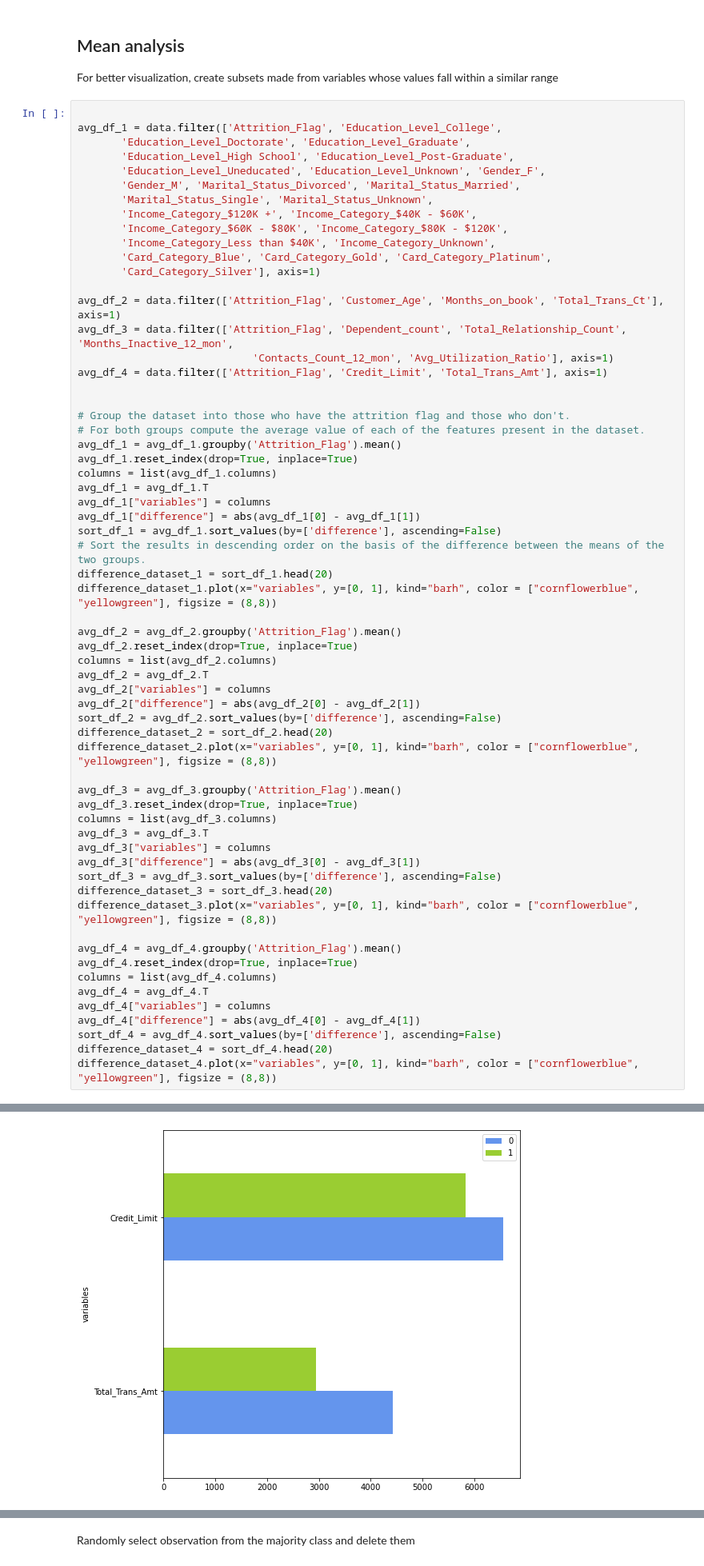
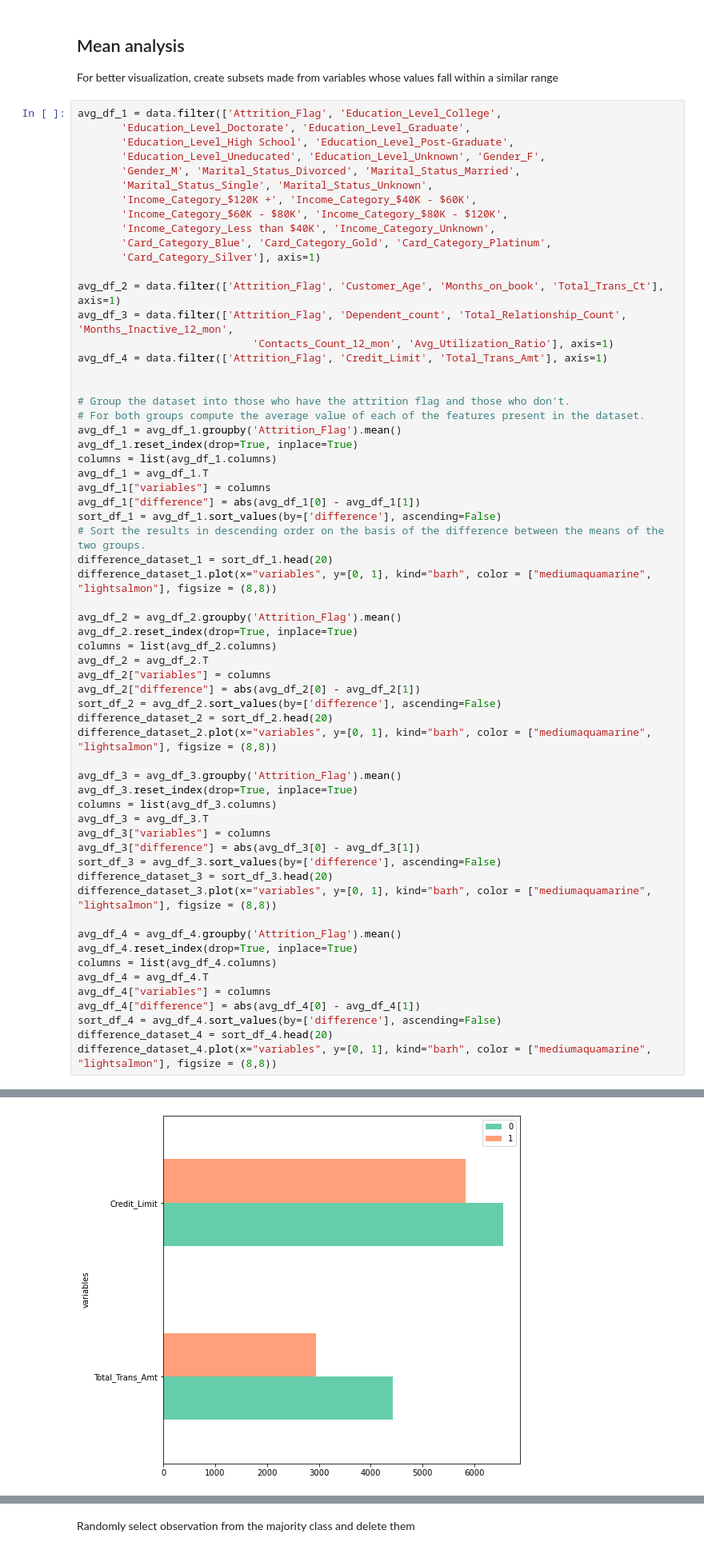
Before and after one commit to lorenzomelo/Churn, a Jupyter notebook: StayWithMe _ Churn Prediction.ipynb, the cells around one changed output, grey strips where cells are left out. Shown at 80% size. Saved outputs shown, nothing was run; the diff lists cells and outputs as text.

```diff
--- a/StayWithMe _ Churn Prediction.ipynb
+++ b/StayWithMe _ Churn Prediction.ipynb
@@ -148,7 +148,6 @@ data = data[~((data[cols] < (Q1 - 1.5 * IQR)) |(data[cols] > (Q3 + 1.5 * IQR))).
 ## Mean analysis
 For better visualization, create subsets made from variables whose values fall within a similar range
 # %%
-
 avg_df_1 = data.filter(['Attrition_Flag', 'Education_Level_College',
        'Education_Level_Doctorate', 'Education_Level_Graduate',
        'Education_Level_High School', 'Education_Level_Post-Graduate',
@@ -178,7 +177,7 @@ avg_df_1["difference"] = abs(avg_df_1[0] - avg_df_1[1])
 sort_df_1 = avg_df_1.sort_values(by=['difference'], ascending=False)
 # Sort the results in descending order on the basis of the difference between the means of the two groups.
 difference_dataset_1 = sort_df_1.head(20)
-difference_dataset_1.plot(x="variables", y=[0, 1], kind="barh", color = ["cornflowerblue", "yellowgreen"], figsize = (8,8))
+difference_dataset_1.plot(x="variables", y=[0, 1], kind="barh", color = ["mediumaquamarine", "lightsalmon"], figsize = (8,8))
 
 avg_df_2 = avg_df_2.groupby('Attrition_Flag').mean()
 avg_df_2.reset_index(drop=True, inplace=True)
@@ -188,7 +187,7 @@ avg_df_2["variables"] = columns
 avg_df_2["difference"] = abs(avg_df_2[0] - avg_df_2[1])
 sort_df_2 = avg_df_2.sort_values(by=['difference'], ascending=False)
 difference_dataset_2 = sort_df_2.head(20)
-difference_dataset_2.plot(x="variables", y=[0, 1], kind="barh", color = ["cornflowerblue", "yellowgreen"], figsize = (8,8))
+difference_dataset_2.plot(x="variables", y=[0, 1], kind="barh", color = ["mediumaquamarine", "lightsalmon"], figsize = (8,8))
 
 avg_df_3 = avg_df_3.groupby('Attrition_Flag').mean()
 avg_df_3.reset_index(drop=True, inplace=True)
@@ -198,7 +197,7 @@ avg_df_3["variables"] = columns
 avg_df_3["difference"] = abs(avg_df_3[0] - avg_df_3[1])
 sort_df_3 = avg_df_3.sort_values(by=['difference'], ascending=False)
 difference_dataset_3 = sort_df_3.head(20)
-difference_dataset_3.plot(x="variables", y=[0, 1], kind="barh", color = ["cornflowerblue", "yellowgreen"], figsize = (8,8))
+difference_dataset_3.plot(x="variables", y=[0, 1], kind="barh", color = ["mediumaquamarine", "lightsalmon"], figsize = (8,8))
 
 avg_df_4 = avg_df_4.groupby('Attrition_Flag').mean()
 avg_df_4.reset_index(drop=True, inplace=True)
@@ -208,6 +207,6 @@ avg_df_4["variables"] = columns
 avg_df_4["difference"] = abs(avg_df_4[0] - avg_df_4[1])
 sort_df_4 = avg_df_4.sort_values(by=['difference'], ascending=False)
 difference_dataset_4 = sort_df_4.head(20)
-difference_dataset_4.plot(x="variables", y=[0, 1], kind="barh", color = ["cornflowerblue", "yellowgreen"], figsize = (8,8))
+difference_dataset_4.plot(x="variables", y=[0, 1], kind="barh", color = ["mediumaquamarine", "lightsalmon"], figsize = (8,8))
 # %% [output]
 <AxesSubplot:ylabel='variables'>
@@ -217,4 +216,4 @@ difference_dataset_4.plot(x="variables", y=[0, 1], kind="barh", color = ["cornfl
-[figure, old version]
+[figure, new version]
 # %% [markdown]
 ## Analysis of the correlations
 # %% [markdown]
```
Also changed, not shown: parts of 2 cells of this notebook.
